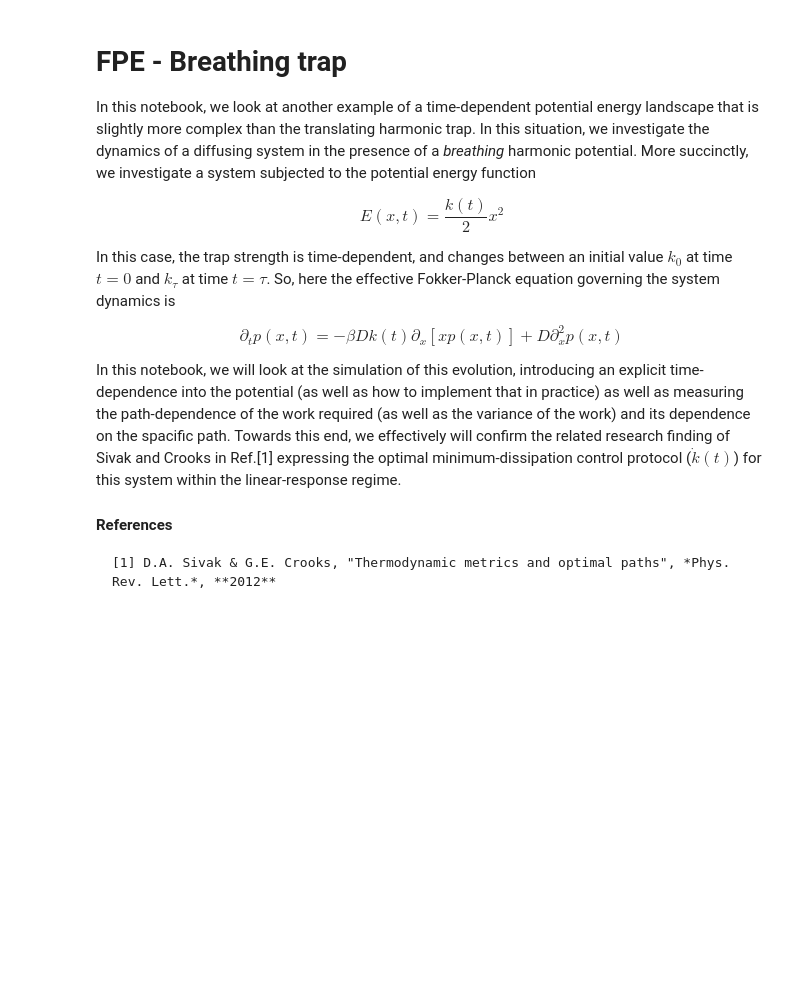
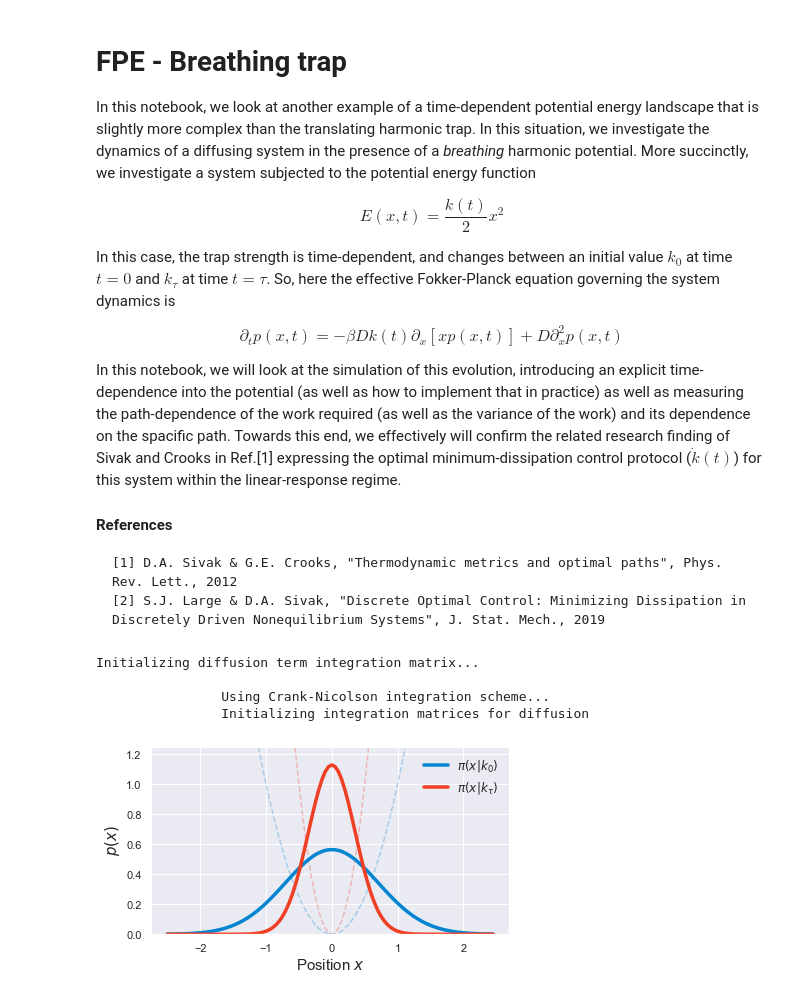
Before and after one commit to StevenJLarge/FokkerPlanck, a Jupyter notebook: notebooks/05-slarge-breathing-trap.ipynb, the cells around one changed output. Saved outputs shown, nothing was run; the diff lists cells and outputs as text; code cells hidden in the pictures; blank space fills up the shorter version.

```diff
--- a/notebooks/05-slarge-breathing-trap.ipynb
+++ b/notebooks/05-slarge-breathing-trap.ipynb
@@ -12,4 +12,5 @@ $$ \partial_t p(x, t) = -\beta Dk(t) \partial_x [x p(x, t)] + D\partial_x^2 p(x,
 In this notebook, we will look at the simulation of this evolution, introducing an explicit time-dependence into the potential (as well as how to implement that in practice) as well as measuring the path-dependence of the work required (as well as the variance of the work) and its dependence on the spacific path. Towards this end, we effectively will confirm the related research finding of Sivak and Crooks in Ref.[1] expressing the optimal minimum-dissipation control protocol ($\dot{k}(t)$) for this system within the linear-response regime.
 
 #### References
-    [1] D.A. Sivak & G.E. Crooks, "Thermodynamic metrics and optimal paths", *Phys. Rev. Lett.*, **2012**
+    [1] D.A. Sivak & G.E. Crooks, "Thermodynamic metrics and optimal paths", Phys. Rev. Lett., 2012
+    [2] S.J. Large & D.A. Sivak, "Discrete Optimal Control: Minimizing Dissipation in Discretely Driven Nonequilibrium Systems", J. Stat. Mech., 2019
@@ -20,0 +17,51 @@ from FPE.Integrator import FPE_Integrator_1D
+# %%
+# First import the relevant modules
+import os
+import numpy as np
+import matplotlib.pyplot as plt
+import seaborn as sns
+from typing import Iterable, Optional
+from pathlib import Path
+sns.set(style="darkgrid", palette="hls")
+
+from FPE.Integrator import FPE_Integrator_1D
+import FPE.forceFunctions as ff
+
+# Dynamics parameters
+D = 1.0
+dt = 0.0005
+dx = 0.05
+x_array = np.arange(-2.5, 2.5, dx)
+
+# and start, initialize an integrator object
+fpe = FPE_Integrator_1D(D, dt, dx, x_array, boundaryCond="hard-wall")
+# %% [output]
+Initializing diffusion term integration matrix...
+
+                Using Crank-Nicolson integration scheme...
+                Initializing integration matrices for diffusion
+# %%
+# Initialize the system in its equilibrium distribution
+k_init = 2.0
+k_final = 8.0
+init_var = 1 / k_init
+final_var = 1/  k_final
+
+fig, ax = plt.subplots(1, 1, figsize=(6, 3.5))
+
+ax.plot(fpe.xArray, 0.5 * k_init * (fpe.xArray ** 2), '--', color=sns.xkcd_rgb["cerulean"], alpha=0.3)
+ax.plot(fpe.xArray, 0.5 * k_final * (fpe.xArray ** 2), '--', color=sns.xkcd_rgb["tomato"], alpha=0.3)
+
+fpe.initializeProbability(0, init_var)
+ax.plot(fpe.xArray, fpe.prob.copy(), linewidth=3.5, color=sns.xkcd_rgb['cerulean'], label=r"$\pi(x|k_0)$")
+
+fpe.initializeProbability(0, final_var)
+ax.plot(fpe.xArray, fpe.prob.copy(), linewidth=3.5, color=sns.xkcd_rgb["tomato"], label=r"$\pi(x|k_{\tau})$")
+
+ax.set_xlabel(r"Position $x$", fontsize=15)
+ax.set_ylabel(r"$p(x)$", fontsize=15)
+ax.legend(fontsize=12, frameon=False)
+ax.set_ylim(0, 1.25)
+plt.tight_layout()
+# %% [output]
+[figure, added]
```
Also changed, not shown: parts of 12 cells of this notebook.
